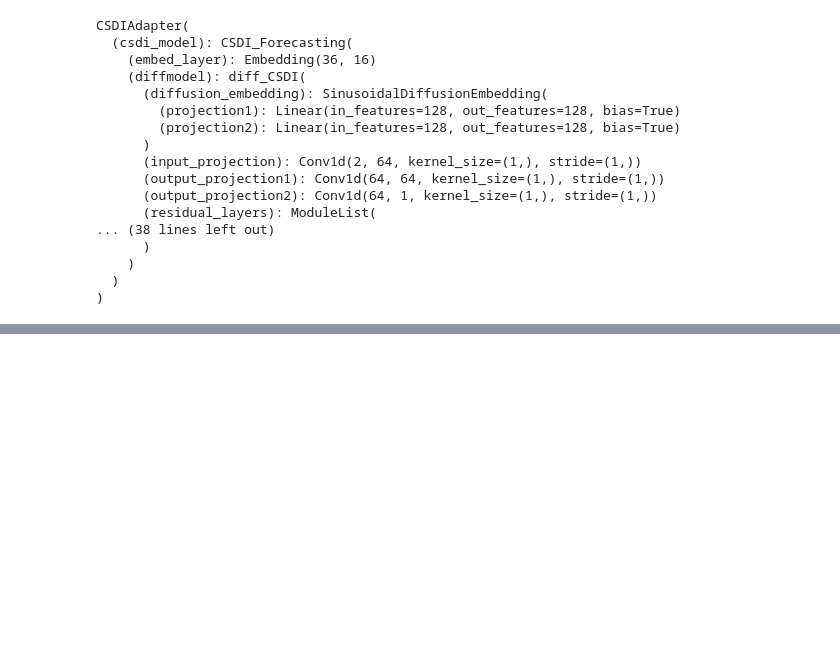
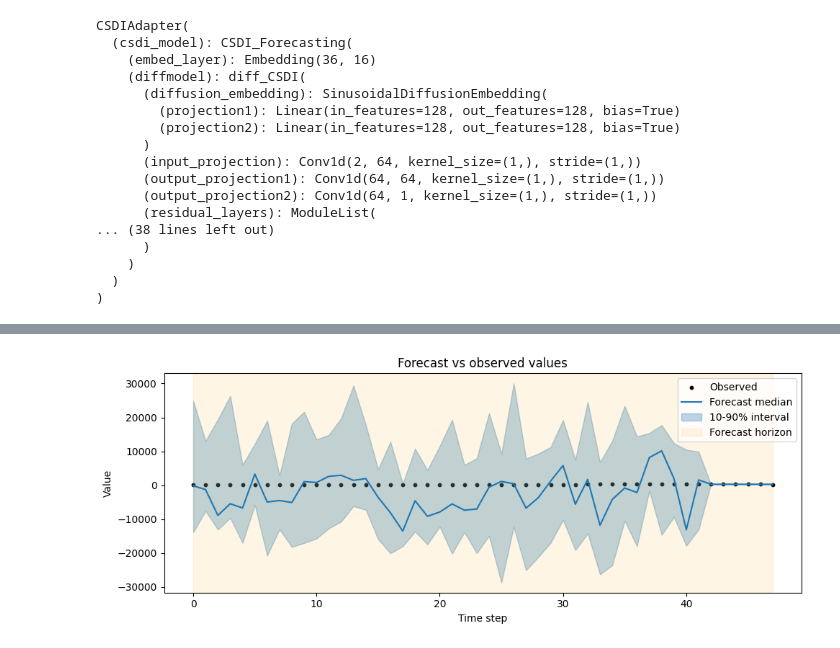
Before and after one commit to vbalab/FITS, a Jupyter notebook: src/fits/notebooks/code.ipynb, the cells around one changed output, grey strips where cells are left out. Cells and saved outputs as stored; diff of their text form; code cells hidden in the pictures; blank space fills up the shorter version.

```diff
--- a/src/fits/notebooks/code.ipynb
+++ b/src/fits/notebooks/code.ipynb
@@ -138,7 +141,7 @@ def visualize_forecast_sample(
     sample_mask = forecast_mask[sample_index, :, feature_index].bool()
     observed_series = observed_data[sample_index, :, feature_index]
     observed_series_mask = observed_mask[sample_index, :, feature_index].bool()
-    time_axis = time_points[sample_index, :, feature_index]
+    time_axis = time_points[sample_index, :]
 
     mean = mean_tensor[feature_index]
     std = scaler_tensor[feature_index]
@@ -178,4 +181,6 @@ def visualize_forecast_sample(
     plt.legend()
     plt.tight_layout()
 # %%
-visualize_forecast_sample("/path/to/evaluation_folder", sample_index=0, feature_index=0)
+visualize_forecast_sample("../data/models/evaluation/CSDIAdapter_20251202_142649", sample_index=0, feature_index=0)
+# %% [output]
+[figure, added]
```
Also changed, not shown: parts of 1 cell of this notebook, 2 other files.
